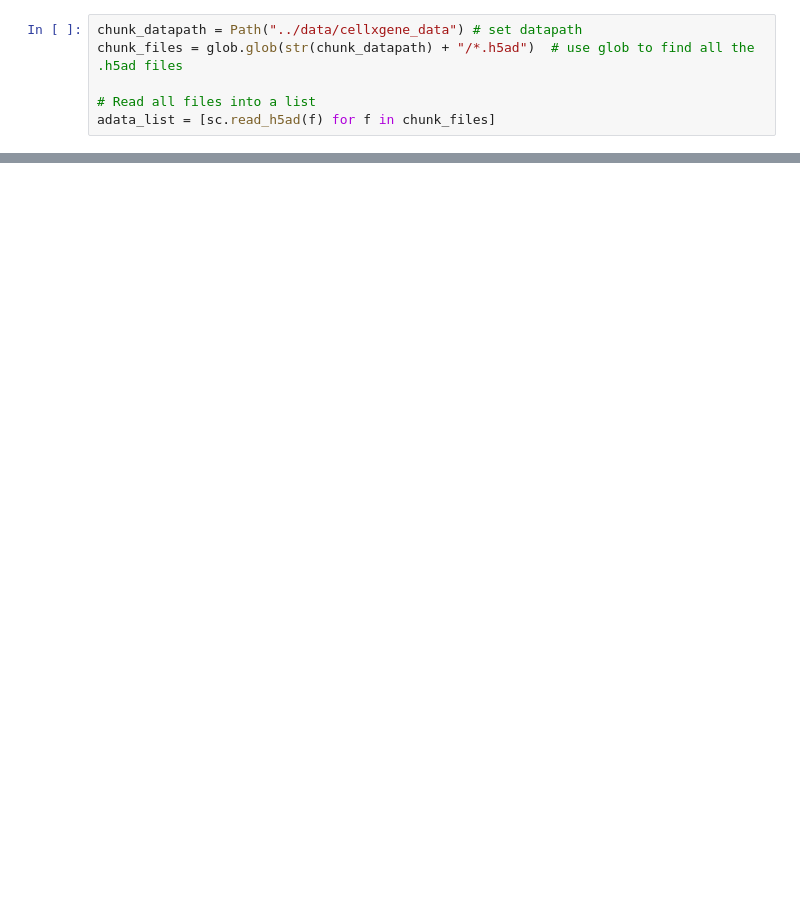
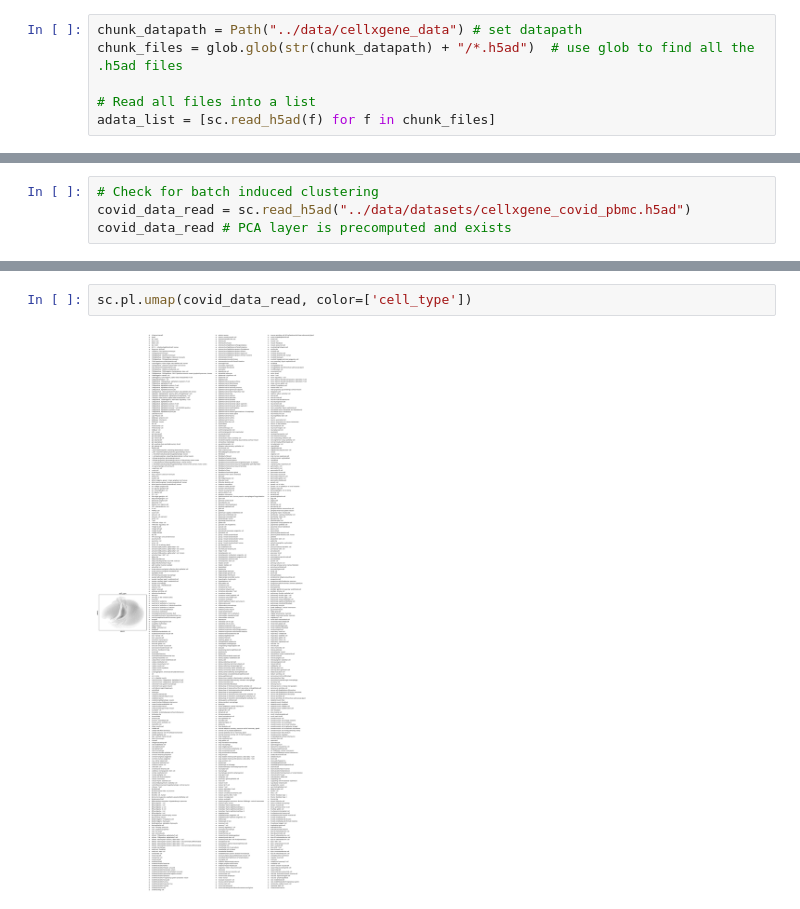
Before and after one commit to subramaniam-lab-ucsd/immune-foundation-model, a Jupyter notebook: src/code/02_immune_data_combine.ipynb, the cells around one changed output, grey strips where cells are left out. Saved outputs shown, nothing was run; the diff lists cells and outputs as text; blank space fills up the shorter version.

Commit message:
umaps for chunks

```diff
--- a/src/code/02_immune_data_combine.ipynb
+++ b/src/code/02_immune_data_combine.ipynb
@@ -39,0 +34,4 @@ KeyError: 'X_pca'
+# %%
+# Check for batch induced clustering
+covid_data_read = sc.read_h5ad("../data/datasets/cellxgene_covid_pbmc.h5ad")
+covid_data_read # PCA layer is precomputed and exists
@@ -39,0 +69,4 @@ KeyError: 'X_pca'
+# %%
+sc.pl.umap(covid_data_read, color=['cell_type'])
+# %% [output]
+[figure, added]
```
Also changed, not shown: parts of 18 cells of this notebook.
